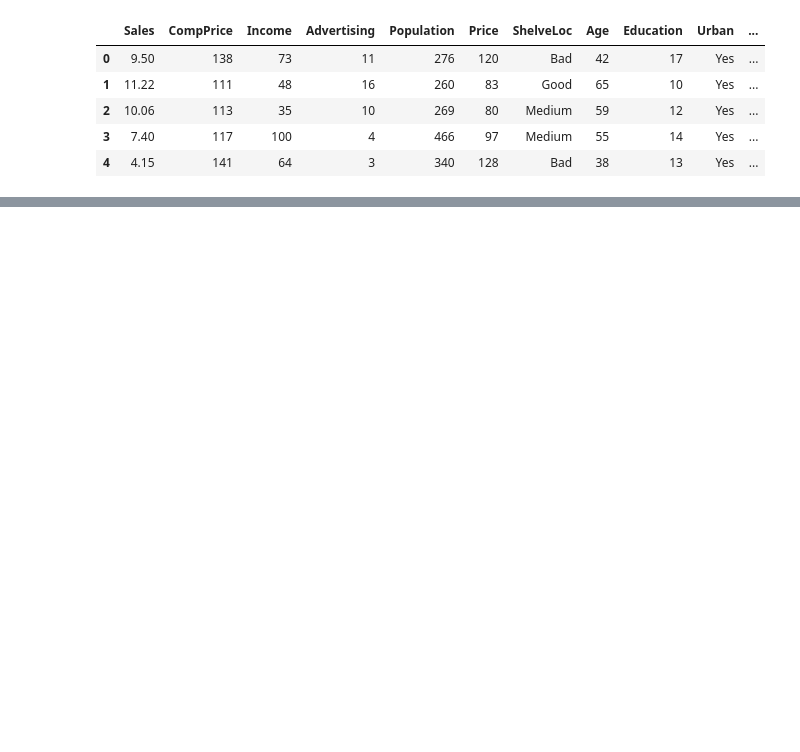
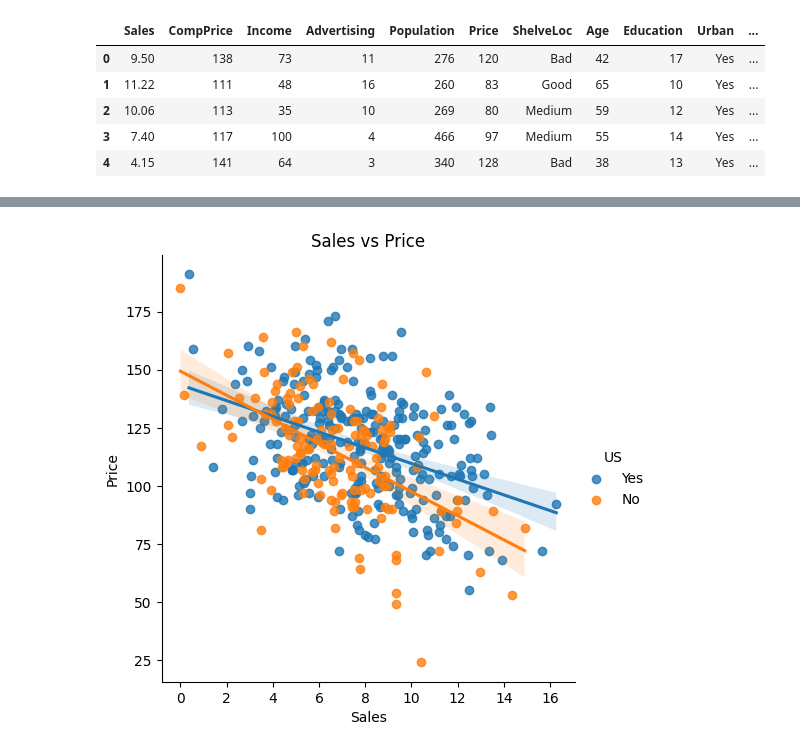
Before and after one commit to ana-lsm/data-science, a Jupyter notebook: carseats/lr-chap1-carseats.ipynb, the cells around one changed output, grey strips where cells are left out. Cells and saved outputs as stored; diff of their text form; code cells hidden in the pictures; blank space fills up the shorter version.

```diff
--- a/carseats/lr-chap1-carseats.ipynb
+++ b/carseats/lr-chap1-carseats.ipynb
@@ -15,0 +73,6 @@ df.head()
+# %%
+sns.lmplot(x='Sales', y='Price', data=df, hue='US')
+plt.title('Sales vs Price')
+plt.show()
+# %% [output]
+[figure, added]
```
Also changed, not shown: parts of 12 cells of this notebook.
